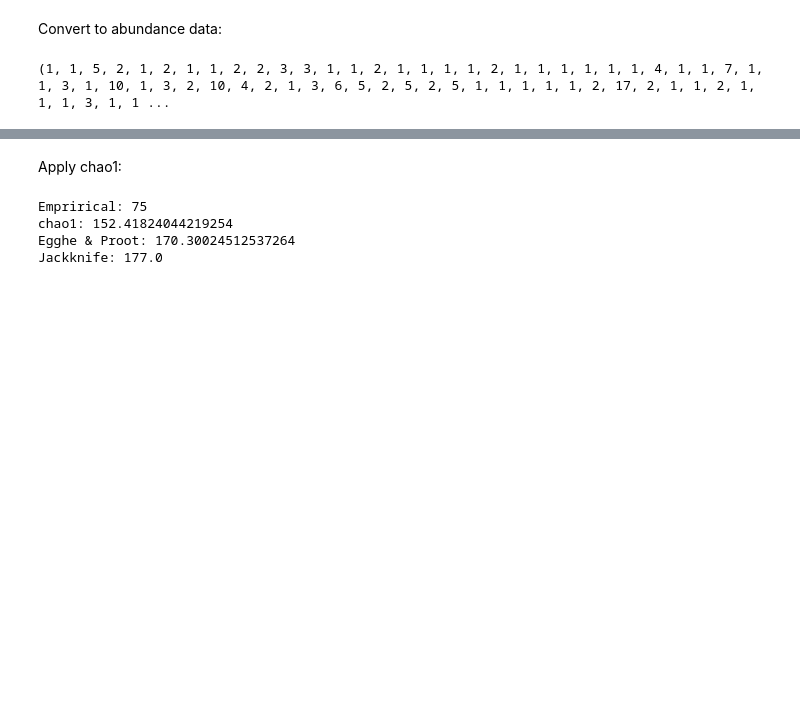
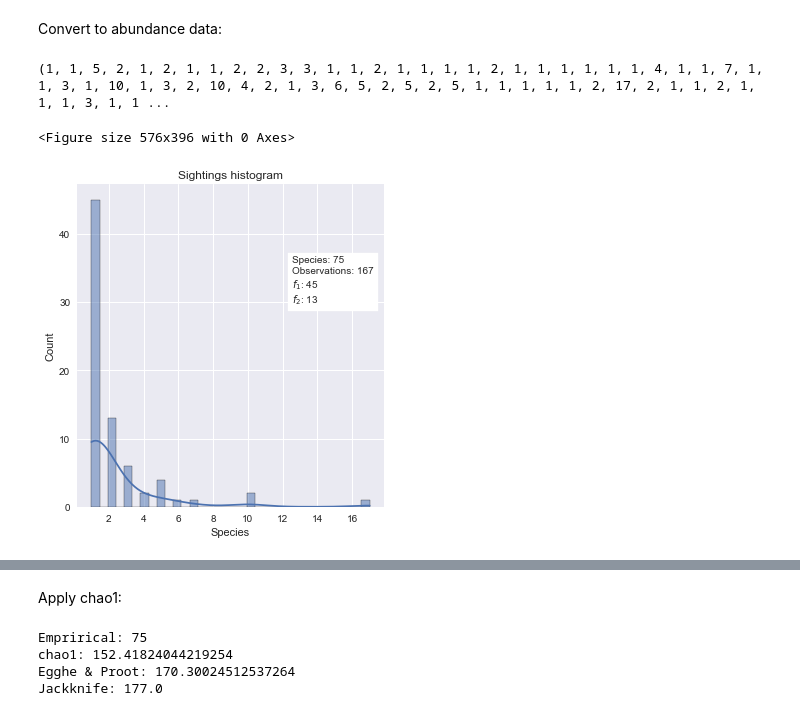
Before and after one commit to mikekestemont/copia, a Jupyter notebook: quickstart.ipynb, the cells around one changed output, grey strips where cells are left out. Drawn from its saved outputs; the diff is of its cells as text; code cells hidden in the pictures; blank space fills up the shorter version.

```diff
--- a/quickstart.ipynb
+++ b/quickstart.ipynb
@@ -24,3 +24,9 @@ abundance = to_abundance(works)
 print(abundance)
 # %% [output]
 (1, 1, 5, 2, 1, 2, 1, 1, 2, 2, 3, 3, 1, 1, 2, 1, 1, 1, 1, 2, 1, 1, 1, 1, 1, 1, 4, 1, 1, 7, 1, 1, 3, 1, 10, 1, 3, 2, 10, 4, 2, 1, 3, 6, 5, 2, 5, 2, 5, 1, 1, 1, 1, 1, 2, 17, 2, 1, 1, 2, 1, 1, 1, 3, 1, 1 ...
+# %%
+import copia.plot as plot
+plot.abundance_histogram(abundance)
+# %% [output]
+<Figure size 576x396 with 0 Axes>
+[figure, added]
```
Also changed, not shown: parts of 8 cells of this notebook, 2 other files.
